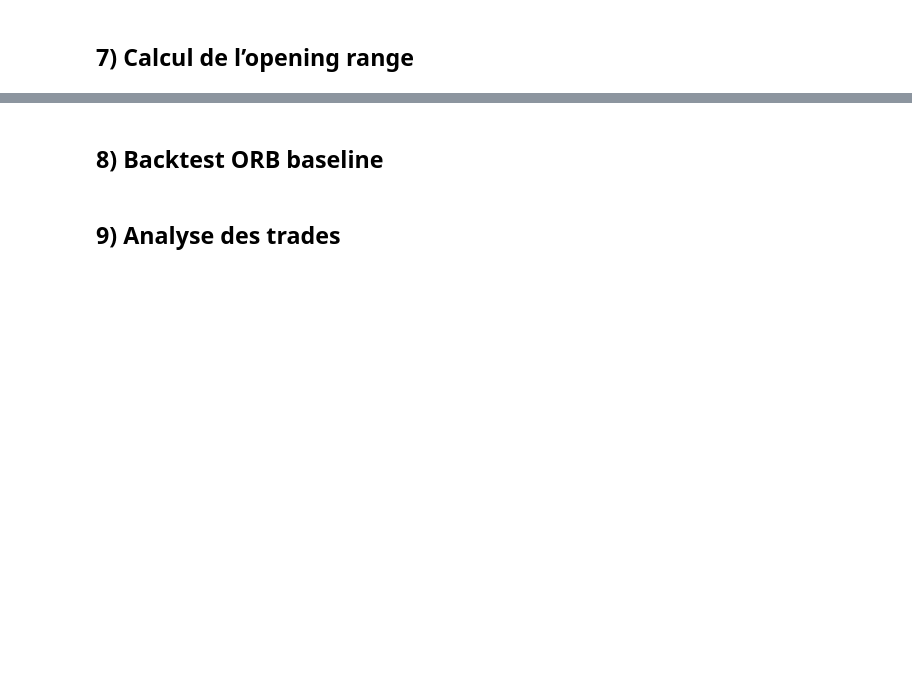
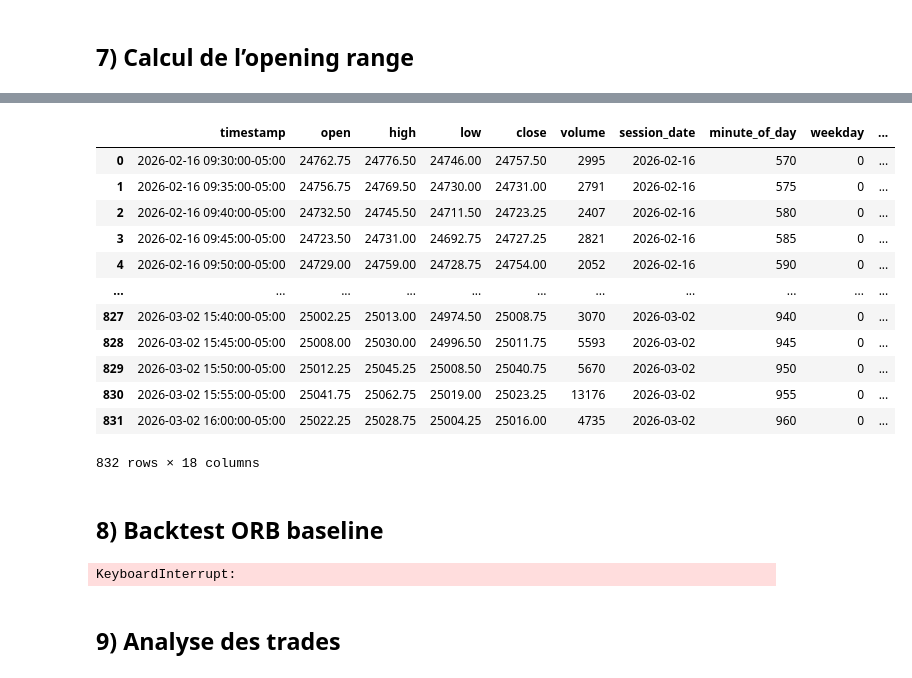
Before and after one commit to emile692/algo-trading-intraday-research, a Jupyter notebook: notebooks/research_main.ipynb, the cells around one changed output, grey strips where cells are left out. Cells and saved outputs as stored; diff of their text form; code cells hidden in the pictures; blank space fills up the shorter version.

Commit message:
first change and data update

```diff
--- a/notebooks/research_main.ipynb
+++ b/notebooks/research_main.ipynb
@@ -38,3 +66,3 @@ pd.set_option('display.max_columns', 50)
 # %%
-df_raw = load_ohlcv_csv(RAW_DATA_DIR / 'NQ_1min_sample.csv')
+df_raw = load_ohlcv_csv(RAW_DATA_DIR / 'MNQ_1mim.csv')
 df_raw.head()
@@ -66,5 +120,6 @@ df_feat.head()
 # %% [markdown]
 ## 7) Calcul de l’opening range
 # %%
-df_or = compute_opening_range(df_feat, or_minutes=3)
+or_minutes=5
+df_or = compute_opening_range(df_feat, or_minutes=or_minutes)
 df_or[['timestamp', 'session_date', 'or_high', 'or_low', 'or_width', 'or_midpoint']].head(10)
@@ -71,10 +138,53 @@ df_or[['timestamp', 'session_date', 'or_high', 'or_low', 'or_width', 'or_midpoin
+# %%
+df_or
+# %% [output]
+|  | timestamp | open | high | low | close | volume | session_date | minute_of_day | weekday | ... |
+| 0 | 2026-02-16 09:30:00-05:00 | 24762.75 | 24776.50 | 24746.00 | 24757.50 | 2995 | 2026-02-16 | 570 | 0 | ... |
+| 1 | 2026-02-16 09:35:00-05:00 | 24756.75 | 24769.50 | 24730.00 | 24731.00 | 2791 | 2026-02-16 | 575 | 0 | ... |
+| 2 | 2026-02-16 09:40:00-05:00 | 24732.50 | 24745.50 | 24711.50 | 24723.25 | 2407 | 2026-02-16 | 580 | 0 | ... |
+| 3 | 2026-02-16 09:45:00-05:00 | 24723.50 | 24731.00 | 24692.75 | 24727.25 | 2821 | 2026-02-16 | 585 | 0 | ... |
+| 4 | 2026-02-16 09:50:00-05:00 | 24729.00 | 24759.00 | 24728.75 | 24754.00 | 2052 | 2026-02-16 | 590 | 0 | ... |
+| ... | ... | ... | ... | ... | ... | ... | ... | ... | ... | ... |
+| 827 | 2026-03-02 15:40:00-05:00 | 25002.25 | 25013.00 | 24974.50 | 25008.75 | 3070 | 2026-03-02 | 940 | 0 | ... |
+| 828 | 2026-03-02 15:45:00-05:00 | 25008.00 | 25030.00 | 24996.50 | 25011.75 | 5593 | 2026-03-02 | 945 | 0 | ... |
+| 829 | 2026-03-02 15:50:00-05:00 | 25012.25 | 25045.25 | 25008.50 | 25040.75 | 5670 | 2026-03-02 | 950 | 0 | ... |
+| 830 | 2026-03-02 15:55:00-05:00 | 25041.75 | 25062.75 | 25019.00 | 25023.25 | 13176 | 2026-03-02 | 955 | 0 | ... |
+| 831 | 2026-03-02 16:00:00-05:00 | 25022.25 | 25028.75 | 25004.25 | 25016.00 | 4735 | 2026-03-02 | 960 | 0 | ... |
+832 rows × 18 columns
 # %% [markdown]
 ## 8) Backtest ORB baseline
 # %%
-strategy = ORBStrategy(or_minutes=3, direction='both', one_trade_per_day=True, entry_buffer_ticks=0, stop_multiple=1.0, target_multiple=1.5, time_exit='15:55')
+strategy = ORBStrategy(
+    or_minutes=or_minutes,
+    direction='both',
+    one_trade_per_day=True,
+    entry_buffer_ticks=0,
+    stop_multiple=1.0,
+    target_multiple=3.0,
+    time_exit='16:00:00',
+    account_size_usd=50_000,
+    risk_per_trade_pct=1.0,
+)
 df_sig = strategy.generate_signals(df_or)
-trades = run_backtest(df_sig, execution_model=ExecutionModel(), time_exit=strategy.time_exit, stop_multiple=strategy.stop_multiple, target_multiple=strategy.target_multiple)
-trades
+trades = run_backtest(
+    df_sig,
+    execution_model=ExecutionModel(),
+    time_exit=strategy.time_exit,
+    stop_multiple=strategy.stop_multiple,
+    target_multiple=strategy.target_multiple,
+    account_size_usd=strategy.account_size_usd,
+    risk_per_trade_pct=strategy.risk_per_trade_pct,
+)
+trades[[
+    'session_date',
+    'direction',
+    'quantity',
+    'risk_budget_usd',
+    'actual_risk_usd',
+    'net_pnl_usd',
+]]
+# %% [output]
+KeyboardInterrupt:
 # %% [markdown]
 ## 9) Analyse des trades
 # %%
```
Also changed, not shown: parts of 17 cells of this notebook, 17 other files.
